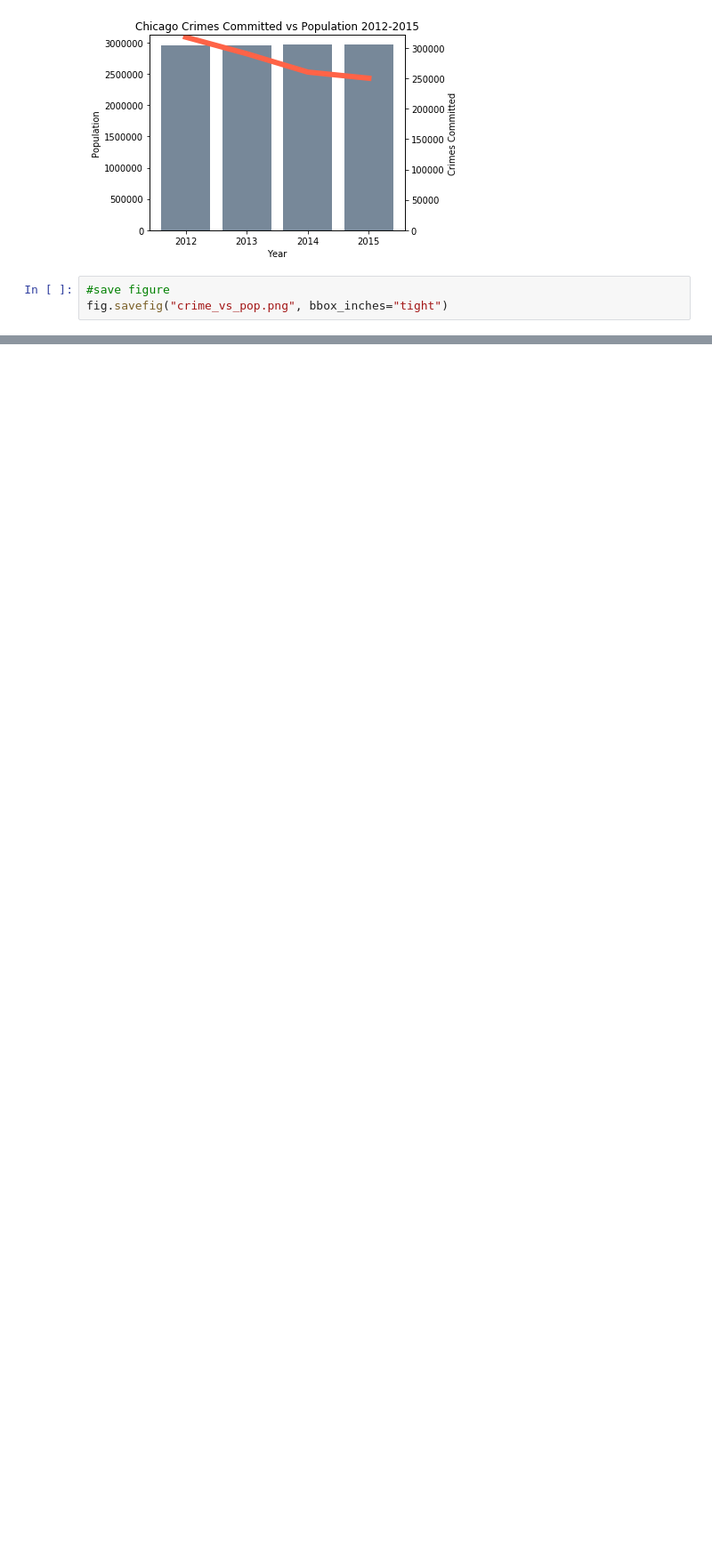
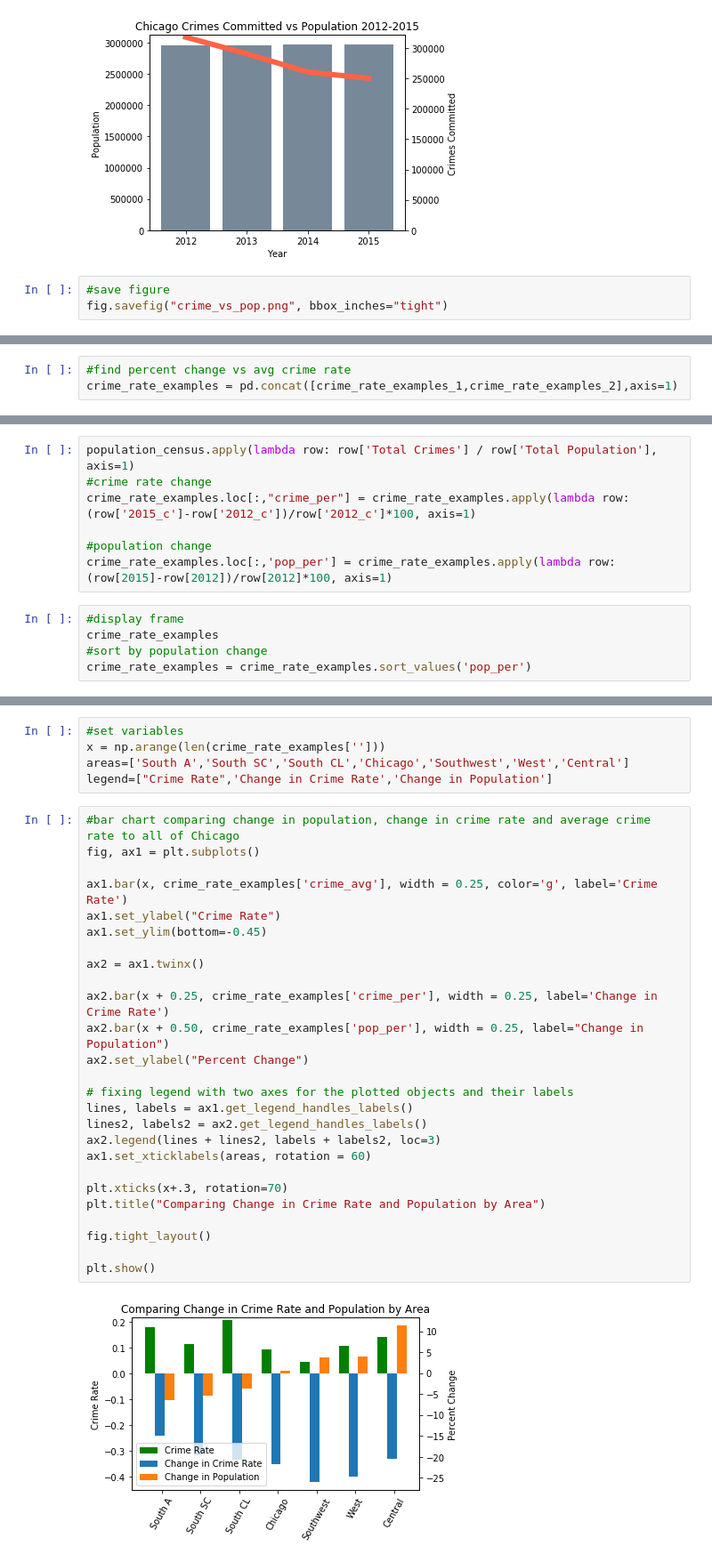
Before and after one commit to MariaSorensen/Colorama, a Jupyter notebook: crime_rate_by_census_area_population.ipynb, the cells around one changed output, grey strips where cells are left out. Shown at 89% size. Drawn from its saved outputs; the diff is of its cells as text; blank space fills up the shorter version.

```diff
--- a/crime_rate_by_census_area_population.ipynb
+++ b/crime_rate_by_census_area_population.ipynb
@@ -329,0 +372,3 @@ fig.savefig("crime_vs_pop.png", bbox_inches="tight")
+# %%
+#find percent change vs avg crime rate
+crime_rate_examples = pd.concat([crime_rate_examples_1,crime_rate_examples_2],axis=1)
@@ -329,0 +400,12 @@ fig.savefig("crime_vs_pop.png", bbox_inches="tight")
+# %%
+population_census.apply(lambda row: row['Total Crimes'] / row['Total Population'], axis=1)
+#crime rate change
+crime_rate_examples.loc[:,"crime_per"] = crime_rate_examples.apply(lambda row: (row['2015_c']-row['2012_c'])/row['2012_c']*100, axis=1)
+
+#population change
+crime_rate_examples.loc[:,'pop_per'] = crime_rate_examples.apply(lambda row: (row[2015]-row[2012])/row[2012]*100, axis=1)
+# %%
+#display frame
+crime_rate_examples
+#sort by population change
+crime_rate_examples = crime_rate_examples.sort_values('pop_per')
@@ -329,0 +423,33 @@ fig.savefig("crime_vs_pop.png", bbox_inches="tight")
+# %%
+#set variables
+x = np.arange(len(crime_rate_examples['']))
+areas=['South A','South SC','South CL','Chicago','Southwest','West','Central']
+legend=["Crime Rate",'Change in Crime Rate','Change in Population']
+# %%
+#bar chart comparing change in population, change in crime rate and average crime rate to all of Chicago
+fig, ax1 = plt.subplots()
+
+ax1.bar(x, crime_rate_examples['crime_avg'], width = 0.25, color='g', label='Crime Rate')
+ax1.set_ylabel("Crime Rate")
+ax1.set_ylim(bottom=-0.45)
+
+ax2 = ax1.twinx()
+
+ax2.bar(x + 0.25, crime_rate_examples['crime_per'], width = 0.25, label='Change in Crime Rate')
+ax2.bar(x + 0.50, crime_rate_examples['pop_per'], width = 0.25, label="Change in Population")
+ax2.set_ylabel("Percent Change")
+
+# fixing legend with two axes for the plotted objects and their labels
+lines, labels = ax1.get_legend_handles_labels()
+lines2, labels2 = ax2.get_legend_handles_labels()
+ax2.legend(lines + lines2, labels + labels2, loc=3)
+ax1.set_xticklabels(areas, rotation = 60)
+
+plt.xticks(x+.3, rotation=70)
+plt.title("Comparing Change in Crime Rate and Population by Area")
+
+fig.tight_layout()
+
+plt.show()
+# %% [output]
+[figure, added]
```
Also changed, not shown: parts of 10 cells of this notebook, 2 other files.
